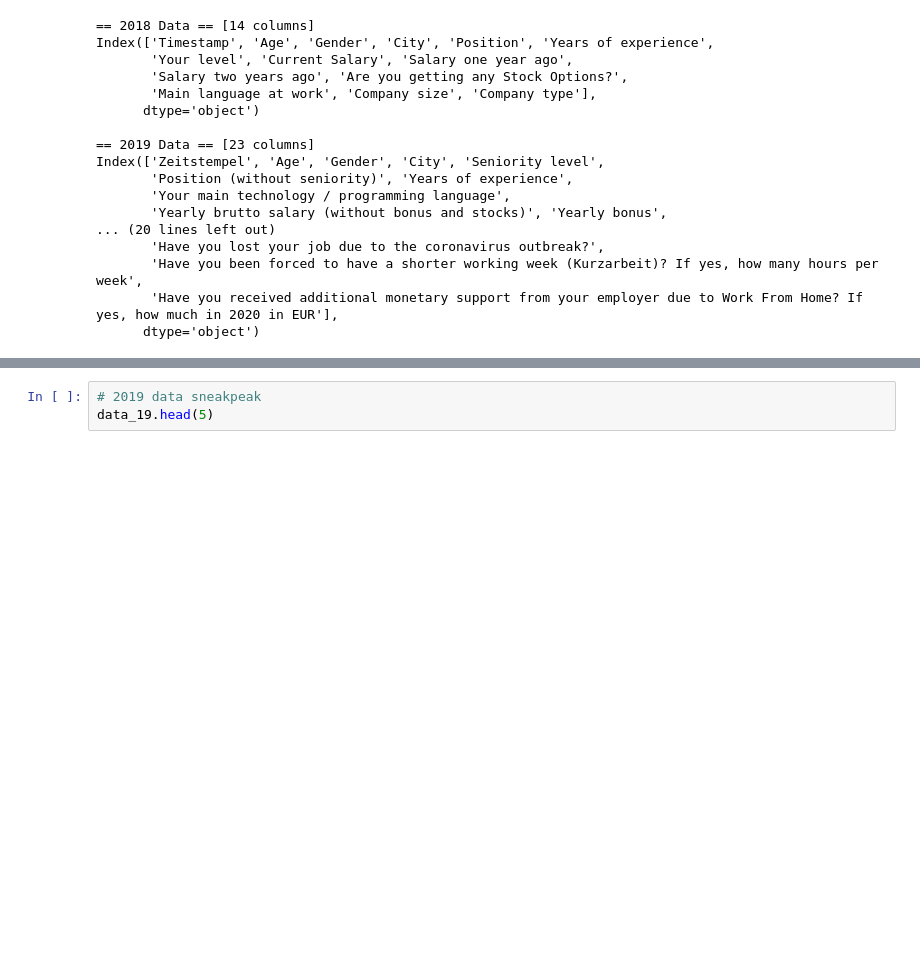
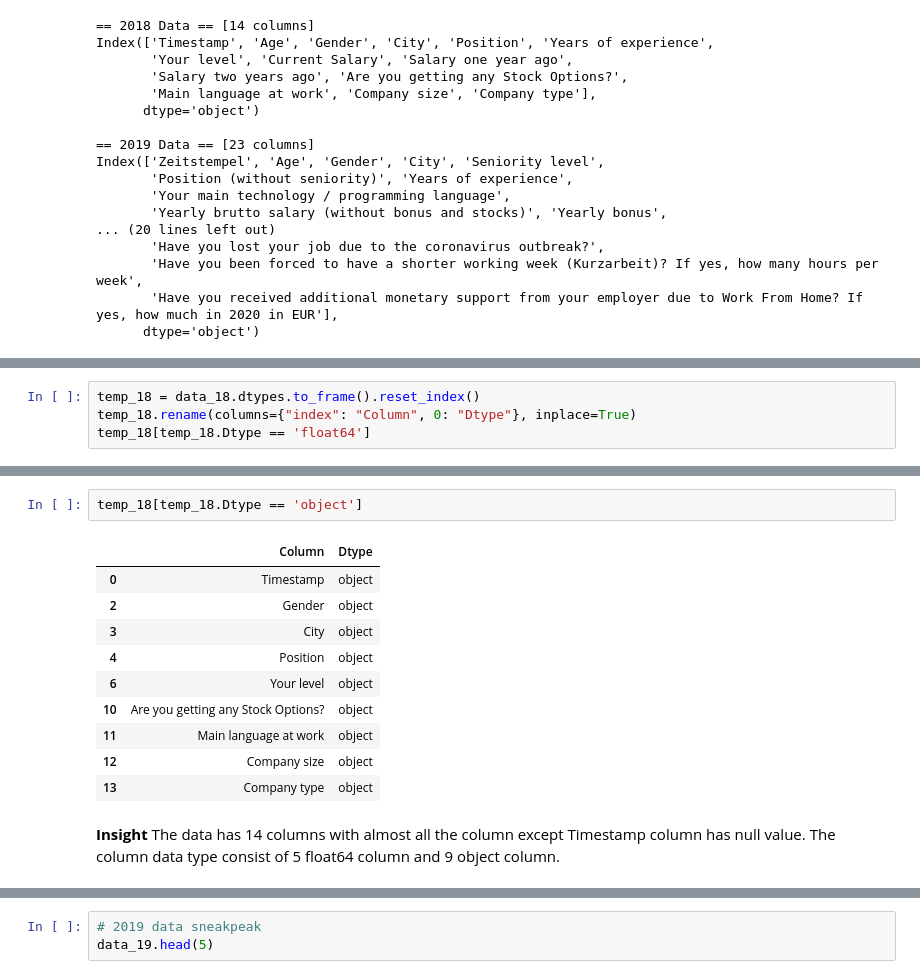
Before and after one commit to Bugi-Sulistiyo/Gigih_Mid-Term, a Jupyter notebook: Script/EDA.ipynb, the cells around one changed output, grey strips where cells are left out. Drawn from its saved outputs; the diff is of its cells as text; blank space fills up the shorter version.

```diff
--- a/Script/EDA.ipynb
+++ b/Script/EDA.ipynb
@@ -72,0 +110,4 @@ data_18.head(5)
+# %%
+temp_18 = data_18.dtypes.to_frame().reset_index()
+temp_18.rename(columns={"index": "Column", 0: "Dtype"}, inplace=True)
+temp_18[temp_18.Dtype == 'float64']
@@ -72,0 +121,16 @@ data_18.head(5)
+# %%
+temp_18[temp_18.Dtype == 'object']
+# %% [output]
+|  | Column | Dtype |
+| 0 | Timestamp | object |
+| 2 | Gender | object |
+| 3 | City | object |
+| 4 | Position | object |
+| 6 | Your level | object |
+| 10 | Are you getting any Stock Options? | object |
+| 11 | Main language at work | object |
+| 12 | Company size | object |
+| 13 | Company type | object |
+# %% [markdown]
+**Insight**
+The data has 14 columns with almost all the column except Timestamp column has null value. The column data type consist of 5 float64 column and 9 object column.
```
Also changed, not shown: parts of 36 cells of this notebook.
